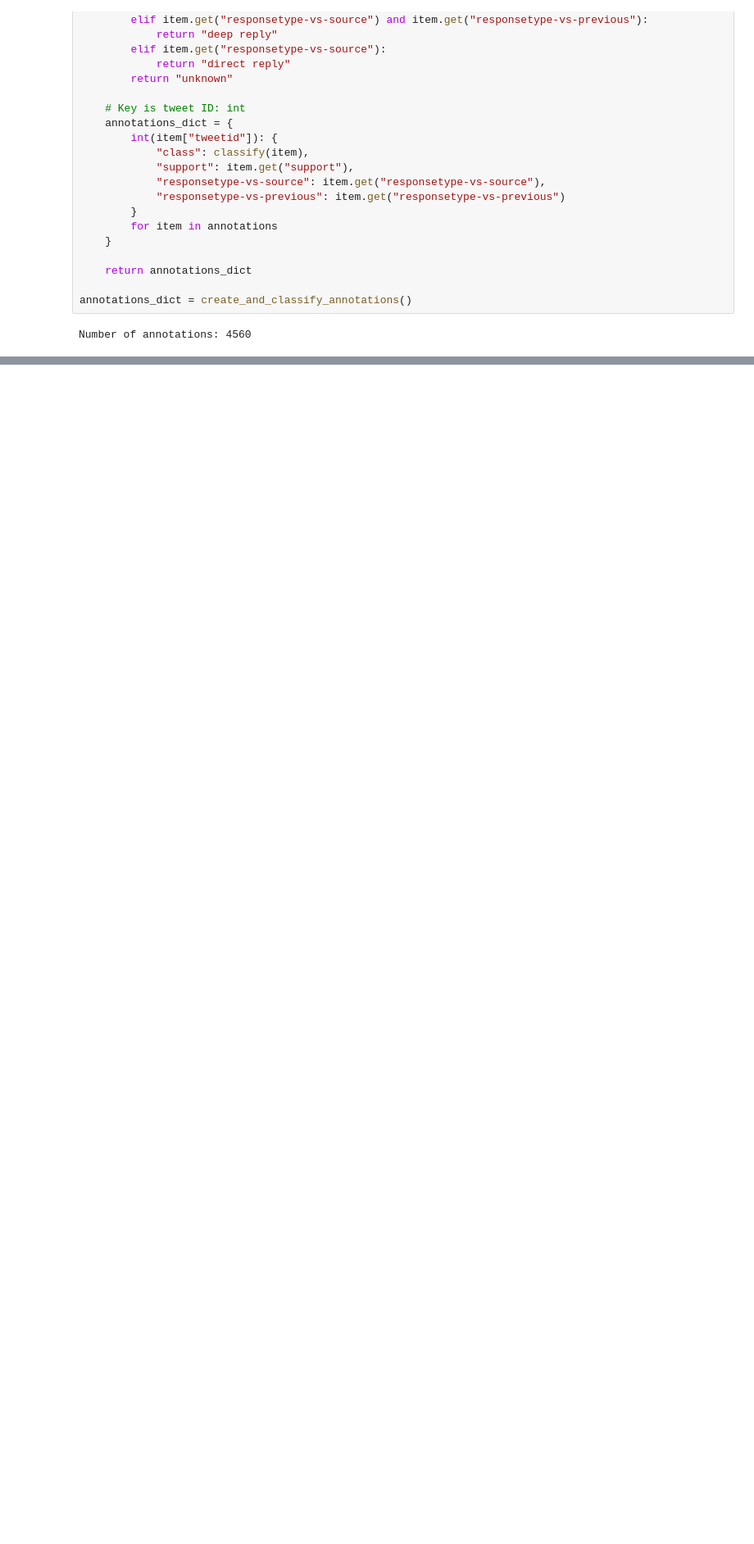
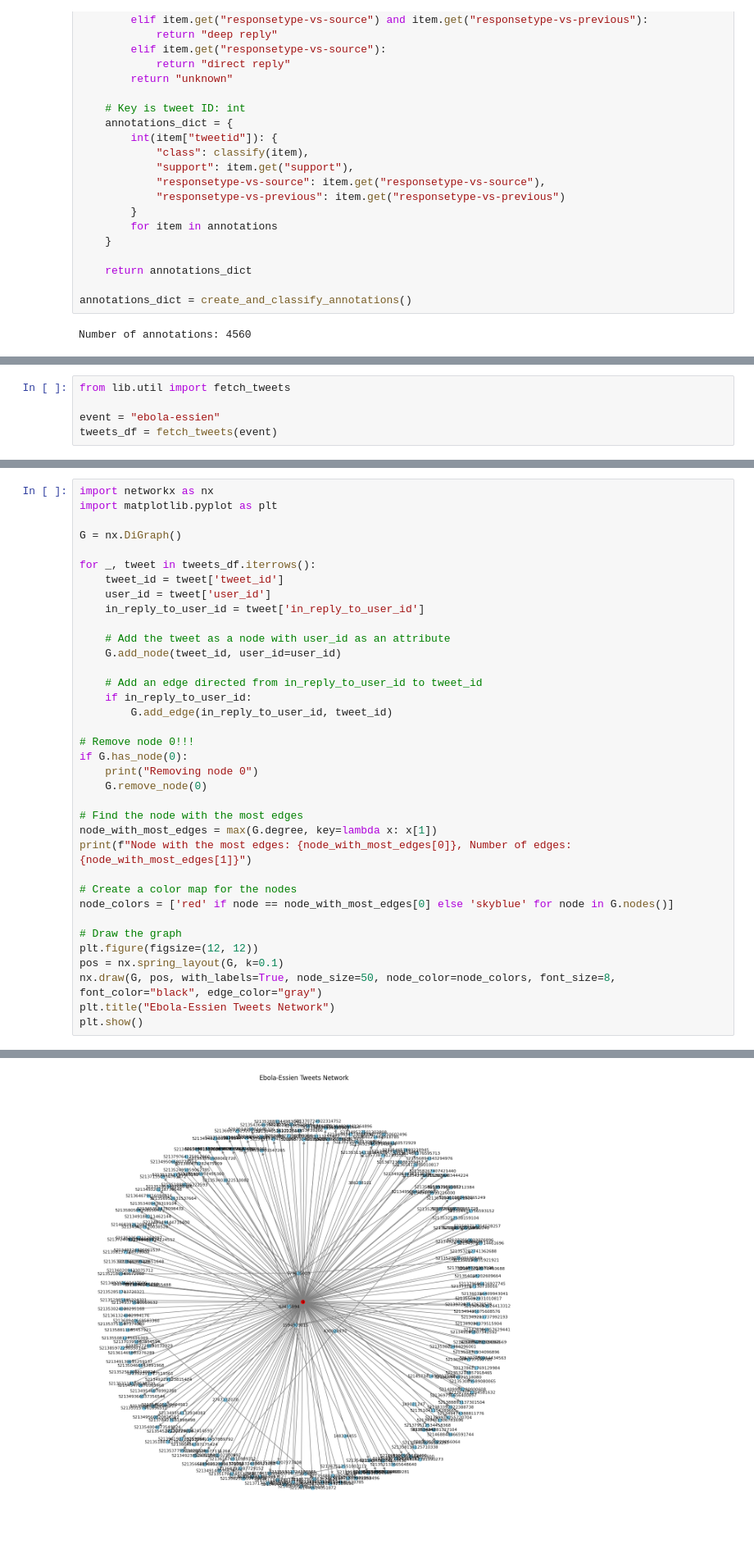
Before and after one commit to egeorg02/RumourDetection, a Jupyter notebook: preprocess_pheme.ipynb, the cells around one changed output, grey strips where cells are left out. Shown at 82% size. Drawn from its saved outputs; the diff is of its cells as text; blank space fills up the shorter version.

Commit message:
add graph in `preprocess_pheme`
idk why node 0 keeps showing in the graph when it doesn't even exist. maybe bc networkx does not like disconected subgraphs?

```diff
--- a/preprocess_pheme.ipynb
+++ b/preprocess_pheme.ipynb
@@ -154,0 +157,5 @@ Total tweets: 180
+# %%
+from lib.util import fetch_tweets
+
+event = "ebola-essien"
+tweets_df = fetch_tweets(event)
@@ -154,0 +191,37 @@ Total tweets: 180
+# %%
+import networkx as nx
+import matplotlib.pyplot as plt
+
+G = nx.DiGraph()
+
+for _, tweet in tweets_df.iterrows():
+    tweet_id = tweet['tweet_id']
+    user_id = tweet['user_id']
+    in_reply_to_user_id = tweet['in_reply_to_user_id']
+
+    # Add the tweet as a node with user_id as an attribute
+    G.add_node(tweet_id, user_id=user_id)
+
+    # Add an edge directed from in_reply_to_user_id to tweet_id
+    if in_reply_to_user_id:
+        G.add_edge(in_reply_to_user_id, tweet_id)
+
+# Remove node 0!!!
+if G.has_node(0):
+    print("Removing node 0")
+    G.remove_node(0)
+
+# Find the node with the most edges
+node_with_most_edges = max(G.degree, key=lambda x: x[1])
+print(f"Node with the most edges: {node_with_most_edges[0]}, Number of edges: {node_with_most_edges[1]}")
+
+# Create a color map for the nodes
+node_colors = ['red' if node == node_with_most_edges[0] else 'skyblue' for node in G.nodes()]
+
+# Draw the graph
+plt.figure(figsize=(12, 12))
+pos = nx.spring_layout(G, k=0.1)
+nx.draw(G, pos, with_labels=True, node_size=50, node_color=node_colors, font_size=8, font_color="black", edge_color="gray")
+plt.title("Ebola-Essien Tweets Network")
+plt.show()
+# %% [output]
@@ -154,0 +229 @@ Total tweets: 180
+[figure, added]
```
Also changed, not shown: parts of 5 cells of this notebook, 3 other files.
